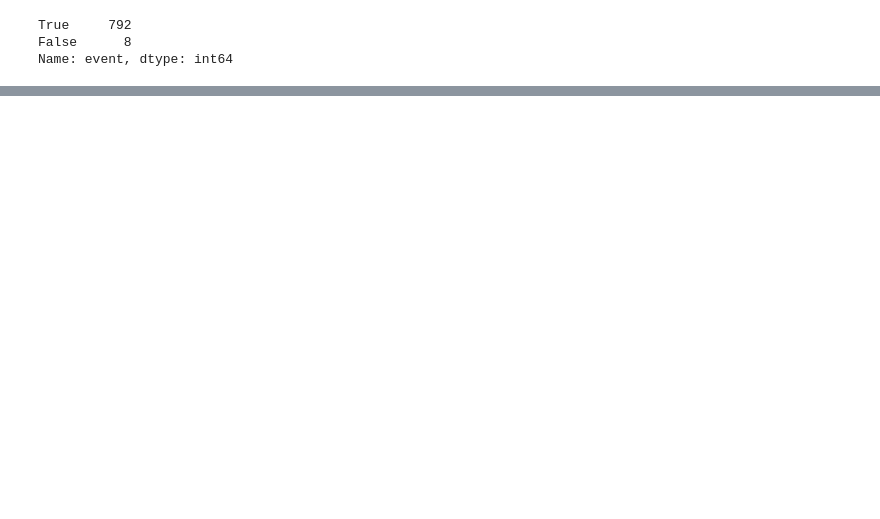
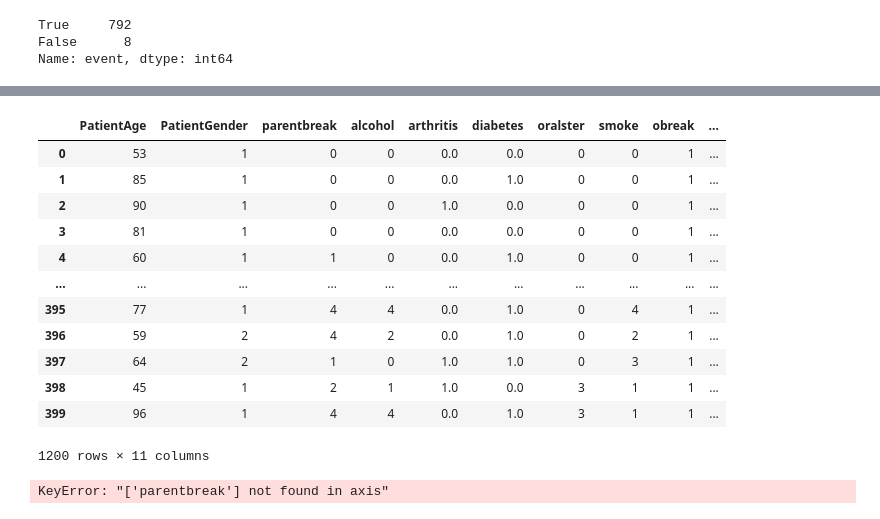
Before and after one commit to myguardian/Osteoporosis, a Jupyter notebook: 6-Survival_Analysis/Survival-Synthetic.ipynb, the cells around one changed output, grey strips where cells are left out. Saved outputs shown, nothing was run; the diff lists cells and outputs as text; code cells hidden in the pictures; blank space fills up the shorter version.

```diff
--- a/6-Survival_Analysis/Survival-Synthetic.ipynb
+++ b/6-Survival_Analysis/Survival-Synthetic.ipynb
@@ -99,0 +76,74 @@ FactorEvaluationError: Unable to evaluate factor `time`. [KeyError: 'time']
+# %%
+PatientAge = []
+PatientGender = []
+parentbreak = []
+alcohol = []
+arthritis = []
+diabetes = []
+oralster = []
+smoke = []
+obreak = []
+event = []
+time = []
+for i in range(400):
+    PatientAge.append(np.random.randint(40,104))
+    PatientGender.append( np.random.randint(1,3))
+    parentbreak.append(np.random.randint(0,5))
+    alcohol.append(np.random.randint(0,5))
+    arthritis.append(np.random.randint(0,2))
+    diabetes.append(np.random.randint(0,2))
+    oralster.append(np.random.randint(0,5))
+    smoke.append(np.random.randint(0,5))
+    obreak.append(1)
+    event.append(False)
+    time.append(0)
+
+synthetic_data = pd.DataFrame({
+    "PatientAge":PatientAge,
+    "PatientGender":PatientGender,
+    "parentbreak":parentbreak,
+    "alcohol":alcohol,
+    "arthritis":arthritis,
+    "diabetes":diabetes,
+    "oralster":oralster,
+    "smoke":smoke,
+    "obreak":obreak,
+    "event":event,
+    "time":time
+})
+synthetic_data['arthritis'] = synthetic_data['arthritis'].astype(float)
+synthetic_data['diabetes'] = synthetic_data['diabetes'].astype(float)
+# %%
+merged_synthetic = pd.concat([mergedBeforeEncoding,synthetic_data],axis=0)
+
+merged_synthetic
+# %% [output]
+|  | PatientAge | PatientGender | parentbreak | alcohol | arthritis | diabetes | oralster | smoke | obreak | ... |
+| 0 | 53 | 1 | 0 | 0 | 0.0 | 0.0 | 0 | 0 | 1 | ... |
+| 1 | 85 | 1 | 0 | 0 | 0.0 | 1.0 | 0 | 0 | 1 | ... |
+| 2 | 90 | 1 | 0 | 0 | 1.0 | 0.0 | 0 | 0 | 1 | ... |
+| 3 | 81 | 1 | 0 | 0 | 0.0 | 0.0 | 0 | 0 | 1 | ... |
+| 4 | 60 | 1 | 1 | 0 | 0.0 | 1.0 | 0 | 0 | 1 | ... |
+| ... | ... | ... | ... | ... | ... | ... | ... | ... | ... | ... |
+| 395 | 77 | 1 | 4 | 4 | 0.0 | 1.0 | 0 | 4 | 1 | ... |
+| 396 | 59 | 2 | 4 | 2 | 0.0 | 1.0 | 0 | 2 | 1 | ... |
+| 397 | 64 | 2 | 1 | 0 | 1.0 | 1.0 | 0 | 3 | 1 | ... |
+| 398 | 45 | 1 | 2 | 1 | 1.0 | 0.0 | 3 | 1 | 1 | ... |
+| 399 | 96 | 1 | 4 | 4 | 0.0 | 1.0 | 3 | 1 | 1 | ... |
+1200 rows × 11 columns
+# %%
+cat_features = ['parentbreak', 'alcohol',
+                'arthritis', 'diabetes',
+                'oralster', 'smoke', 'obreak',
+                # These features were determined to apply minimal impact even
+                # 'respdisease', 'hbp','heartdisease',
+                # 'ptunsteady', 'wasfractdue2fall', 'cholesterol',
+                # 'ptfall', 'shoulder', 'wrist', 'bmdtest_10yr_caroc'
+                ]
+for feature in cat_features:
+    if merged_synthetic is not None:
+        cat_one_hot = pd.get_dummies(merged_synthetic[feature], prefix=f'{feature}', drop_first=False)
+        data = data.drop(feature, axis=1)
+        data = data.join(cat_one_hot)
+# %% [output]
+KeyError: "['parentbreak'] not found in axis"
```
Also changed, not shown: parts of 10 cells of this notebook, 1 other file.
